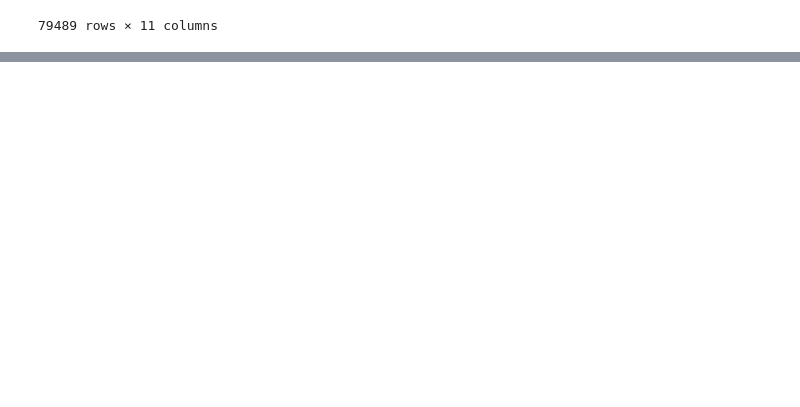
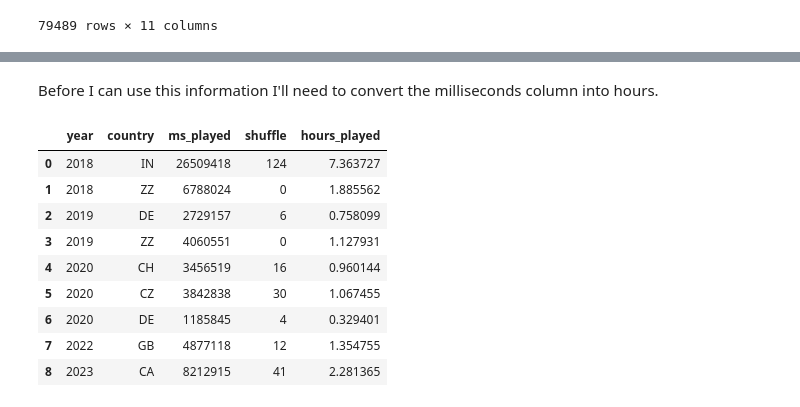
Before and after one commit to ssharmaSD/mySpotifyWrapped, a Jupyter notebook: Suhani's Wrapped.ipynb, the cells around one changed output, grey strips where cells are left out. Cells and saved outputs as stored; diff of their text form; code cells hidden in the pictures; blank space fills up the shorter version.

```diff
--- a/Suhani's Wrapped.ipynb
+++ b/Suhani's Wrapped.ipynb
@@ -1088,0 +827,4 @@ all_music
+# %%
+non_us = all_music[all_music['country'] != 'US']
+grouped_by_country = non_us.groupby(['year', 'country']).sum()
+grouped_by_country
@@ -1088,0 +843,17 @@ all_music
+# %% [markdown]
+Before I can use this information I'll need to convert the milliseconds column into hours.
+# %%
+grouped_by_country_graph = grouped_by_country.reset_index()
+grouped_by_country_graph = grouped_by_country_graph.assign(hours_played = (((grouped_by_country_graph['ms_played'] / 1000) /60)/60))
+grouped_by_country_graph
+# %% [output]
+|  | year | country | ms_played | shuffle | hours_played |
+| 0 | 2018 | IN | 26509418 | 124 | 7.363727 |
+| 1 | 2018 | ZZ | 6788024 | 0 | 1.885562 |
+| 2 | 2019 | DE | 2729157 | 6 | 0.758099 |
+| 3 | 2019 | ZZ | 4060551 | 0 | 1.127931 |
+| 4 | 2020 | CH | 3456519 | 16 | 0.960144 |
+| 5 | 2020 | CZ | 3842838 | 30 | 1.067455 |
+| 6 | 2020 | DE | 1185845 | 4 | 0.329401 |
+| 7 | 2022 | GB | 4877118 | 12 | 1.354755 |
+| 8 | 2023 | CA | 8212915 | 41 | 2.281365 |
```
Also changed, not shown: parts of 44 cells of this notebook.
